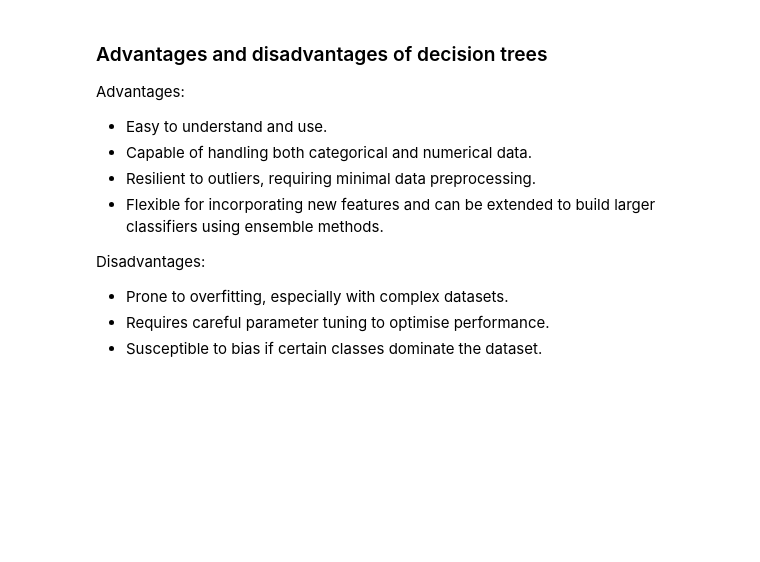
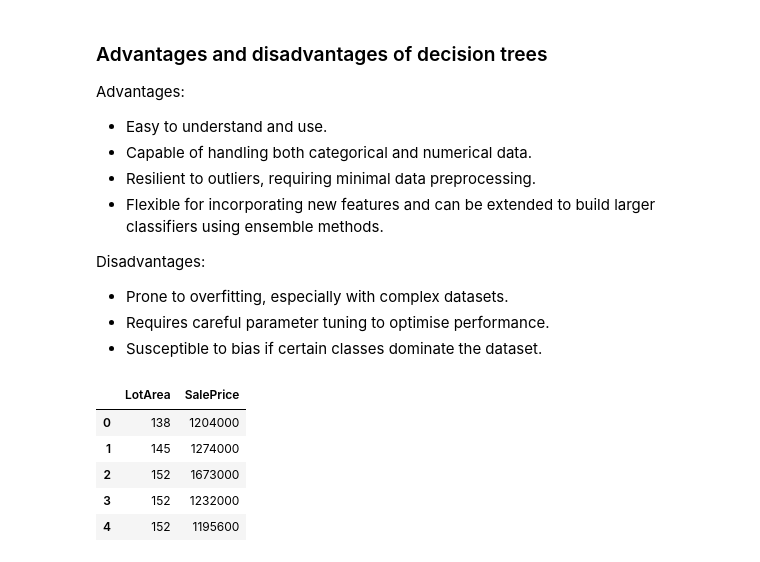
Before and after one commit to mut-rogers/Machine-Learning, a Jupyter notebook: Decision Trees/Decision_trees_with_sklearn_example.ipynb, the cells around one changed output. Cells and saved outputs as stored; diff of their text form; code cells hidden in the pictures; blank space fills up the shorter version.

```diff
--- a/Decision Trees/Decision_trees_with_sklearn_example.ipynb
+++ b/Decision Trees/Decision_trees_with_sklearn_example.ipynb
@@ -221,3 +238,17 @@ Disadvantages:
 * Prone to overfitting, especially with complex datasets.
 * Requires careful parameter tuning to optimise performance.
 * Susceptible to bias if certain classes dominate the dataset.
+# %%
+# Loading the dataset
+import seaborn as sns
+
+my_dataset = pd.read_csv("https://github.com/Explore-AI/Public-Data/blob/master/house_price_by_area.csv?raw=true")
+
+my_dataset.head()
+# %% [output]
+|  | LotArea | SalePrice |
+| 0 | 138 | 1204000 |
+| 1 | 145 | 1274000 |
+| 2 | 152 | 1673000 |
+| 3 | 152 | 1232000 |
+| 4 | 152 | 1195600 |
```
Also changed, not shown: parts of 8 cells of this notebook, 4 other files.
